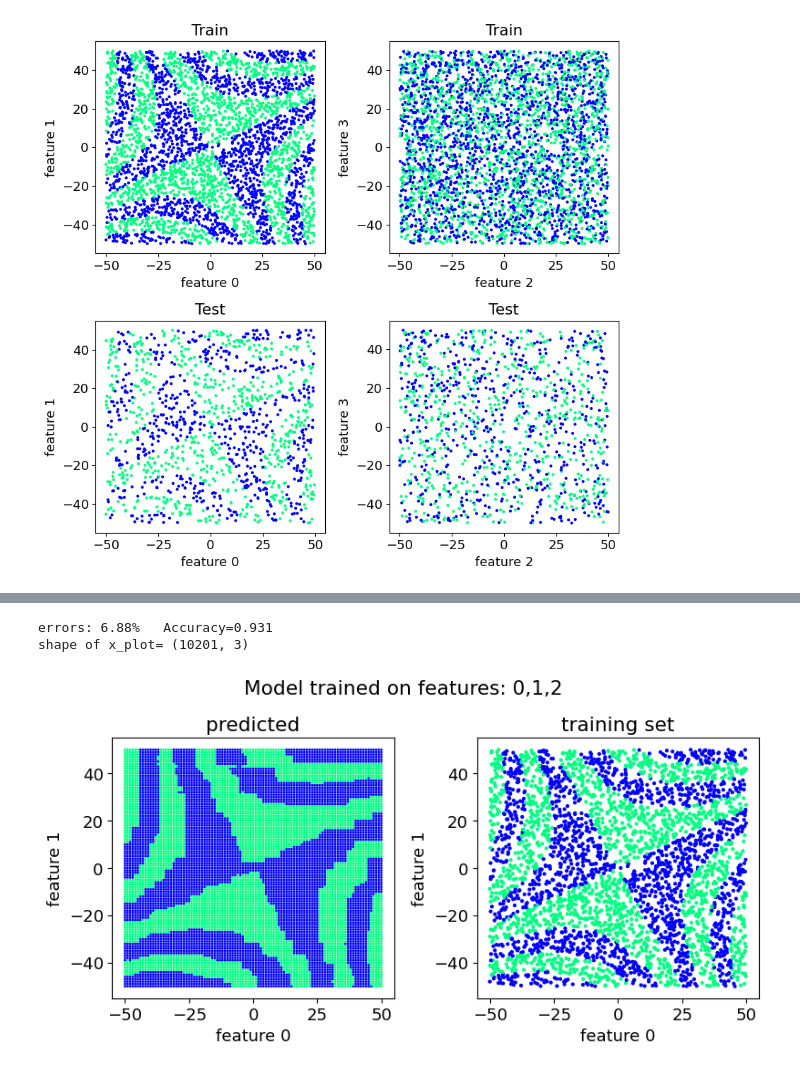
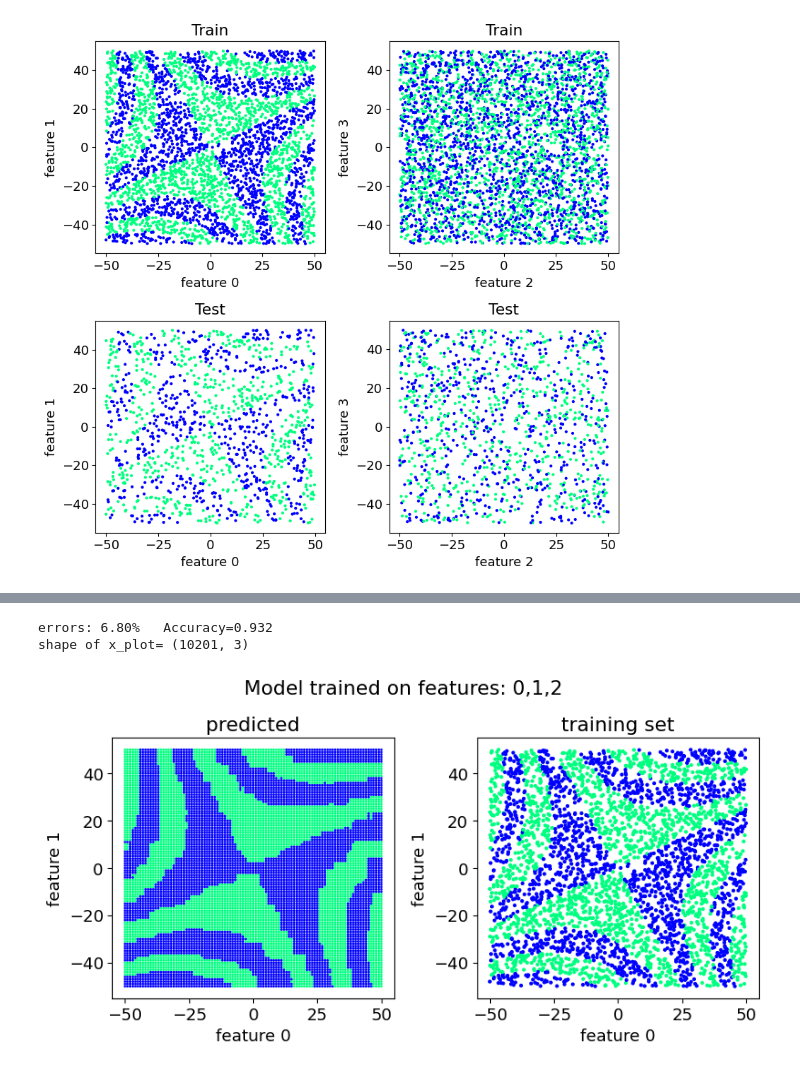
Before and after one commit to FrancescoPeron/LCP_B, a Jupyter notebook: Combining models/Es_3_punto_2.ipynb, the cells around one changed output, grey strips where cells are left out. Cells and saved outputs as stored; diff of their text form; code cells hidden in the pictures.

```diff
--- a/Combining models/Es_3_punto_2.ipynb
+++ b/Combining models/Es_3_punto_2.ipynb
@@ -66,3 +62,22 @@ plt.show()
 [-20.13   15.641  30.981  37.218] 0
 [46.465 22.369 14.248 21.745] 0
 [figure]
+# %%
+#Best Parameters
+n_estimators  = 400
+max_depth     = 15
+learning_rate = 0.3
+# %%
+#Best model
+model = XGBClassifier(
+    seed=1,
+    objective='binary:logistic',
+    importance_type="gain",
+    n_estimators=n_estimators,
+    max_depth=max_depth,
+    learning_rate=learning_rate,
+    reg_lambda=1.0
+)
+# %%
+#fitting the model on the full train
+model.fit(x_train, y_train);
@@ -95,8 +135,3 @@ def classify(clf=GradientBoostingClassifier()):
     fig.tight_layout()
     plt.suptitle("Model trained on features: 0,1,2,3", y=1.05)
     plt.show()
-# %%
-model = XGBClassifier(seed=1,
-                      objective='binary:logistic',
-                      importance_type="gain")
-classify(model)
@@ -163,15 +174,12 @@ def classify_012(clf=GradientBoostingClassifier()):
     fig.tight_layout()
     plt.suptitle("Model trained on features: 0,1,2", y=1.05)
     plt.show()
-# %%
-model_012 = XGBClassifier(seed=1,
-                      objective='binary:logistic',
-                      importance_type="gain")
-classify_012(model_012)
-# %% [output]
-errors: 6.88%   Accuracy=0.931
-shape of x_plot= (10201, 3)
-[figure, removed]
+# %%
+classify_012(model)
+# %% [output]
+errors: 6.80%   Accuracy=0.932
+shape of x_plot= (10201, 3)
+[figure, added]
 # %%
 #redefining x_train and x_test without the feauture 3 and 2
 x_train_01 = x_train[:, :2]
```
Also changed, not shown: parts of 10 cells of this notebook.
